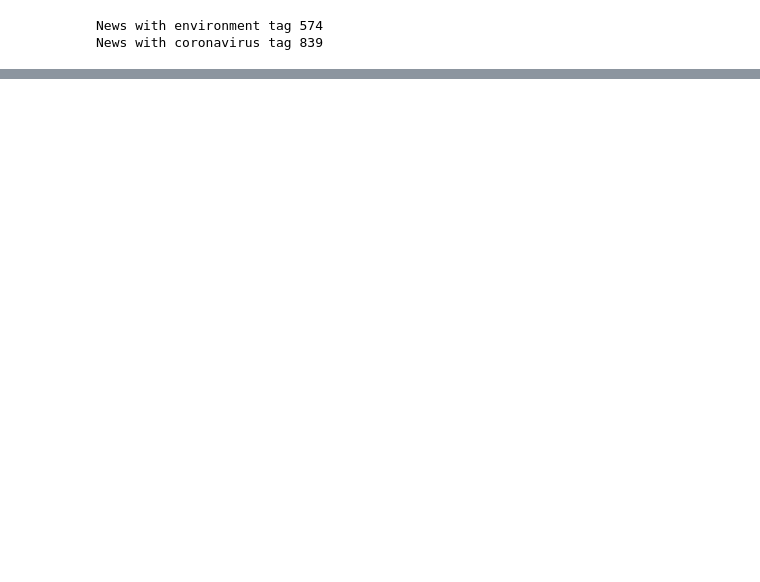
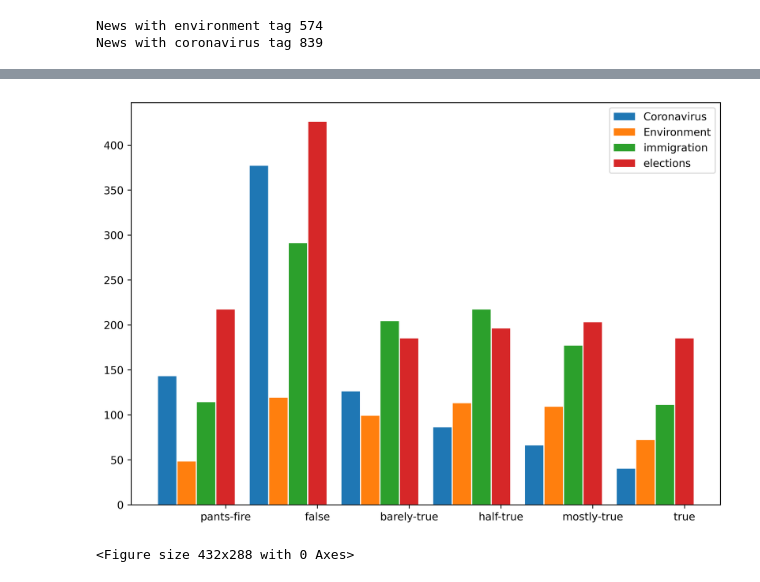
Before and after one commit to Gyrst/The-Fugazi-Project, a Jupyter notebook: kaggle_politifact/kaggleset_exploration.ipynb, the cells around one changed output, grey strips where cells are left out. Cells and saved outputs as stored; diff of their text form; code cells hidden in the pictures; blank space fills up the shorter version.

Commit message:
fake news distr of different topics

```diff
--- a/kaggle_politifact/kaggleset_exploration.ipynb
+++ b/kaggle_politifact/kaggleset_exploration.ipynb
@@ -41,3 +61,5 @@ News with coronavirus tag 839
 # %%
 corona_cat_distr = coronavirus.groupby('fact').count()[['sources']].transpose().rename({'sources':'coronavirus'})
 environment_cat_distr = environment.groupby('fact').count()[['sources']].transpose().rename({'sources':'environment'})
+elections_cat_distr = elections.groupby('fact').count()[['sources']].transpose().rename({'sources':'elections'})
+immigration_cat_distr = immigration.groupby('fact').count()[['sources']].transpose().rename({'sources':'immigration'})
@@ -49,0 +66,6 @@ pd.concat([corona_cat_distr, environment_cat_distr])
+# %%
+cat_distr = pd.concat([corona_cat_distr, environment_cat_distr, immigration_cat_distr, elections_cat_distr]).drop(columns=['full-flop', 'half-flip', 'no-flip'])
+# %%
+cat_distr = cat_distr[['pants-fire', 'false', 'barely-true', 'half-true','mostly-true','true']]
+# %%
+view = cat_distr.transpose()
@@ -49,0 +83,23 @@ pd.concat([corona_cat_distr, environment_cat_distr])
+# %%
+plt.figure(figsize=(10,7), dpi=600)
+
+t = 4 # number of topics
+d = 6 # number of categories
+w = 0.85 # width of each bar
+
+for n in range(t):
+    x = [t*element + w*n for element
+             in range(d)]
+    plt.bar(x, view.iloc[:,n])
+
+
+plt.xticks(x, view.index)
+
+plt.legend(['Coronavirus', 'Environment', 'immigration', 'elections'])
+
+plt.show()
+
+plt.savefig("topics_distribution.pdf")
+# %% [output]
+[figure, added]
+<Figure size 432x288 with 0 Axes>
```
Also changed, not shown: parts of 7 cells of this notebook, 2 other files.
